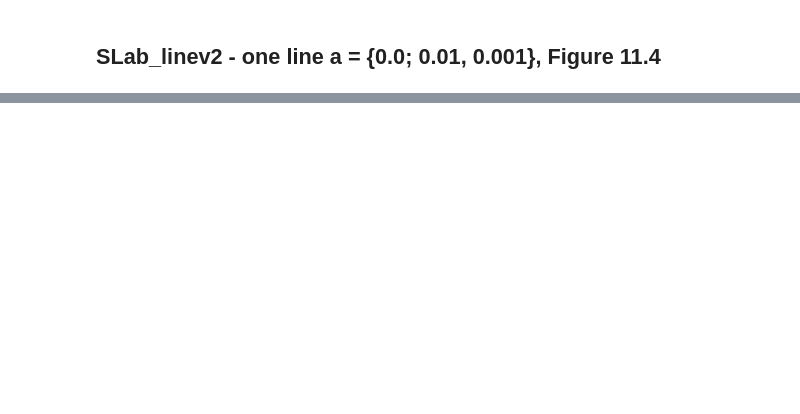
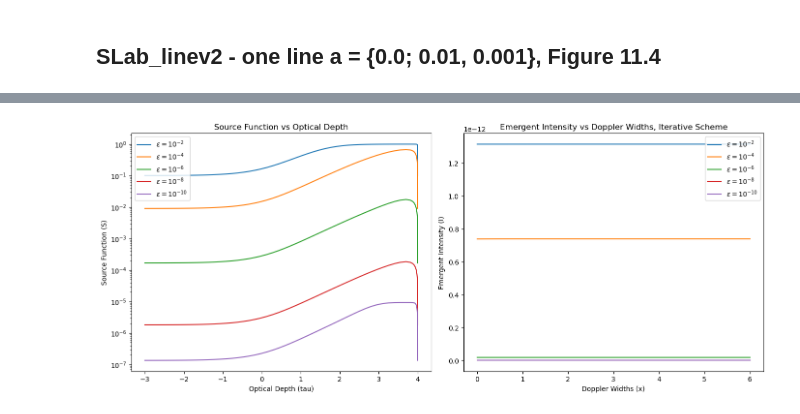
Before and after one commit to ivanzmilic/2lvl_nlte, a Jupyter notebook: slab_experiments/Mihalas_nlte.ipynb, the cells around one changed output, grey strips where cells are left out. Cells and saved outputs as stored; diff of their text form; code cells hidden in the pictures; blank space fills up the shorter version.

```diff
--- a/slab_experiments/Mihalas_nlte.ipynb
+++ b/slab_experiments/Mihalas_nlte.ipynb
@@ -369,0 +741,18 @@ print("Maximum emergent intensity for tau_max = 10^8:", np.max(I_0_dep8[midpoint
+# %%
+it_res_one_slab = slab_one_line.iterative_scheme(lines_one, max_iter=2000, tol=1e-6, verbose=False)
+it_res_one_slab_m4 = slab_one_line_m4.iterative_scheme(lines_one_m4, max_iter=2000, tol=1e-6, verbose=False)
+it_res_one_slab_m6 = slab_one_line_m6.iterative_scheme(lines_one_m6, max_iter=2000, tol=1e-6, verbose=False)
+it_res_one_slab_m8 = slab_one_line_m8.iterative_scheme(lines_one_m8, max_iter=2000, tol=1e-6, verbose=False)
+it_res_one_slab_m10 = slab_one_line_m10.iterative_scheme(lines_one_m10, max_iter=2000, tol=1e-6, verbose=False)
+
+I_it_1 = it_res_one_slab['I_emergent']
+I_it_1_m4 = it_res_one_slab_m4['I_emergent']
+I_it_1_m6 = it_res_one_slab_m6['I_emergent']
+I_it_1_m8 = it_res_one_slab_m8['I_emergent']
+I_it_1_m10 = it_res_one_slab_m10['I_emergent']
+
+S_it_1 = it_res_one_slab['S_lines'][0]
+S_it_1_m4 = it_res_one_slab_m4['S_lines'][0]
+S_it_1_m6 = it_res_one_slab_m6['S_lines'][0]
+S_it_1_m8 = it_res_one_slab_m8['S_lines'][0]
+S_it_1_m10 = it_res_one_slab_m10['S_lines'][0]
@@ -369,0 +807,32 @@ print("Maximum emergent intensity for tau_max = 10^8:", np.max(I_0_dep8[midpoint
+# %%
+plt.figure(figsize=(14, 6))
+plt.subplot(1, 2, 1)
+plt.semilogy(np.log10(slab_one_line.tau), S_it_1, label=r'$\epsilon = 10^{-2}$')
+plt.semilogy(np.log10(slab_one_line_m4.tau), S_it_1_m4, label=r'$\epsilon = 10^{-4}$')
+plt.semilogy(np.log10(slab_one_line_m6.tau), S_it_1_m6, label=r'$\epsilon = 10^{-6}$')
+plt.semilogy(np.log10(slab_one_line_m8.tau), S_it_1_m8, label=r'$\epsilon = 10^{-8}$')
+plt.semilogy(np.log10(slab_one_line_m10.tau), S_it_1_m10, label=r'$\epsilon = 10^{-10}$')
+plt.xlabel('Optical Depth (tau)')
+plt.ylabel('Source Function (S)')
+plt.title('Source Function vs Optical Depth')
+plt.legend()
+plt.subplot(1, 2, 2)
+midpoint = len(slab_one_line.x_values) // 2
+I_it_1_half = I_it_1[midpoint:]
+I_it_1_m4_half = I_it_1_m4[midpoint:]
+I_it_1_m6_half = I_it_1_m6[midpoint:]
+I_it_1_m8_half = I_it_1_m8[midpoint:]
+I_it_1_m10_half = I_it_1_m10[midpoint:]
+plt.plot(slab_one_line.x_values[midpoint:], I_it_1_half, label=r'$\epsilon = 10^{-2}$')
+plt.plot(slab_one_line_m4.x_values[midpoint:], I_it_1_m4_half, label=r'$\epsilon = 10^{-4}$')
+plt.plot(slab_one_line_m6.x_values[midpoint:], I_it_1_m6_half, label=r'$\epsilon = 10^{-6}$')
+plt.plot(slab_one_line_m8.x_values[midpoint:], I_it_1_m8_half, label=r'$\epsilon = 10^{-8}$')
+plt.plot(slab_one_line_m10.x_values[midpoint:], I_it_1_m10_half, label=r'$\epsilon = 10^{-10}$')
+plt.xlabel('Doppler Widths (x)')
+plt.ylabel('Emergent Intensity (I)')
+plt.title('Emergent Intensity vs Doppler Widths, Iterative Scheme')
+plt.legend()
+plt.tight_layout()
+plt.show()
+# %% [output]
+[figure, added]
```
Also changed, not shown: parts of 22 cells of this notebook, 1 other file.
